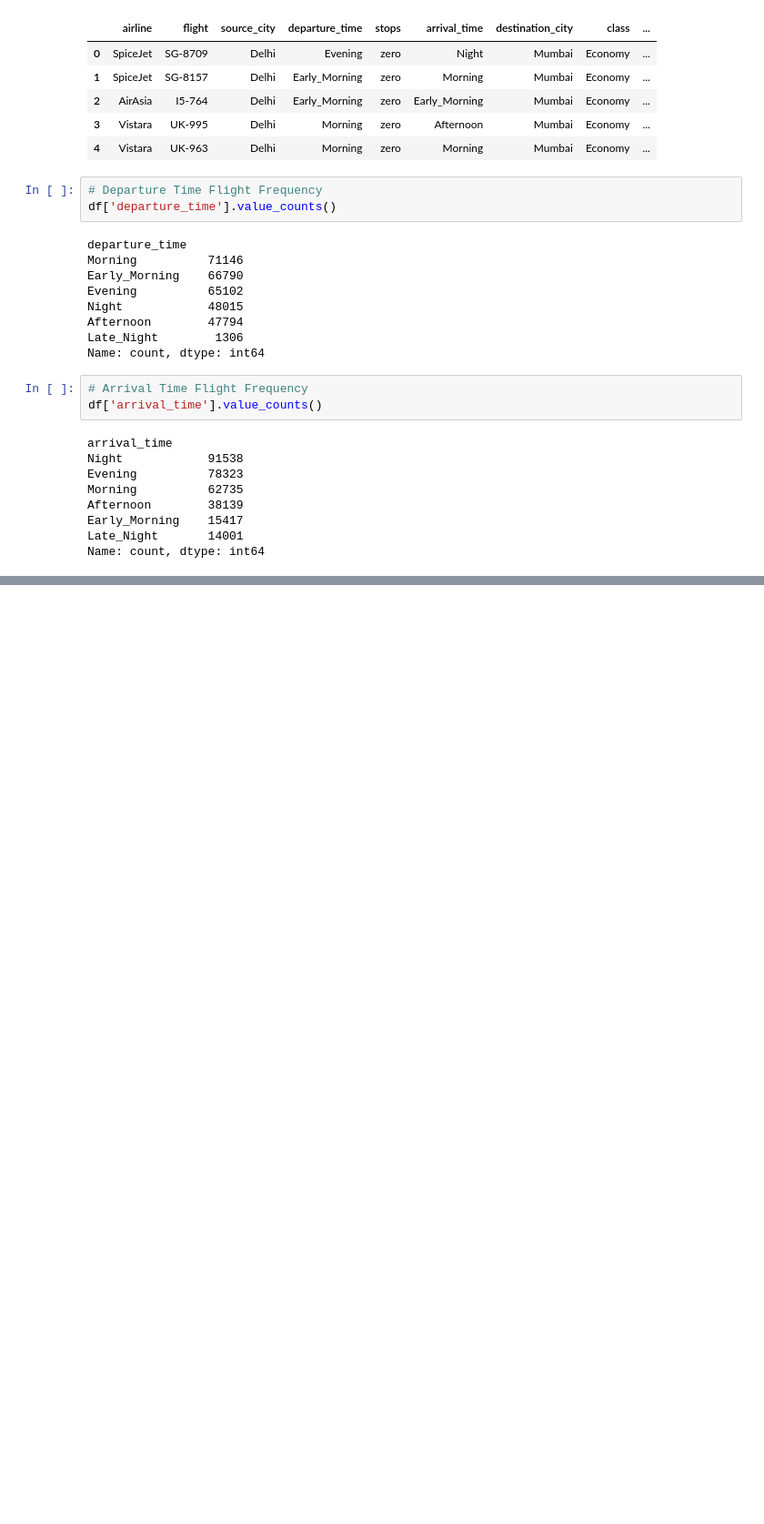
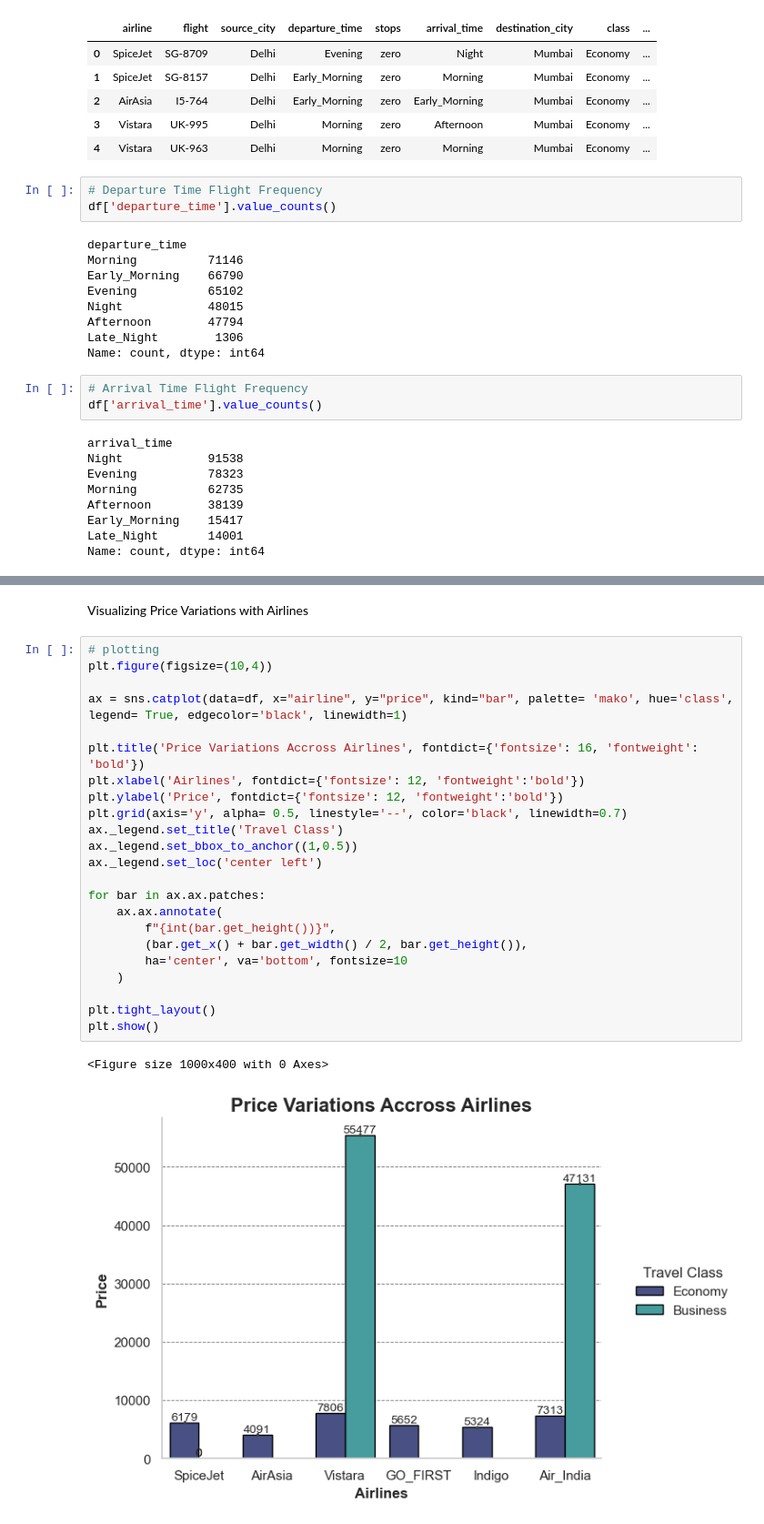
Before and after one commit to soumojit-dev/Airlines-Flight-Analysis, a Jupyter notebook: analysis.ipynb, the cells around one changed output, grey strips where cells are left out. Shown at 91% size. Drawn from its saved outputs; the diff is of its cells as text; blank space fills up the shorter version.

```diff
--- a/analysis.ipynb
+++ b/analysis.ipynb
@@ -208,0 +291,28 @@ g
+# %% [markdown]
+Visualizing Price Variations with Airlines
+# %%
+# plotting
+plt.figure(figsize=(10,4))
+
+ax = sns.catplot(data=df, x="airline", y="price", kind="bar", palette= 'mako', hue='class', legend= True, edgecolor='black', linewidth=1)
+
+plt.title('Price Variations Accross Airlines', fontdict={'fontsize': 16, 'fontweight': 'bold'})
+plt.xlabel('Airlines', fontdict={'fontsize': 12, 'fontweight':'bold'})
+plt.ylabel('Price', fontdict={'fontsize': 12, 'fontweight':'bold'})
+plt.grid(axis='y', alpha= 0.5, linestyle='--', color='black', linewidth=0.7)
+ax._legend.set_title('Travel Class')
+ax._legend.set_bbox_to_anchor((1,0.5))
+ax._legend.set_loc('center left')
+
+for bar in ax.ax.patches:
+    ax.ax.annotate(
+        f"{int(bar.get_height())}",
+        (bar.get_x() + bar.get_width() / 2, bar.get_height()),
+        ha='center', va='bottom', fontsize=10
+    )
+
+plt.tight_layout()
+plt.show()
+# %% [output]
+<Figure size 1000x400 with 0 Axes>
+[figure, added]
```
Also changed, not shown: parts of 16 cells of this notebook.
